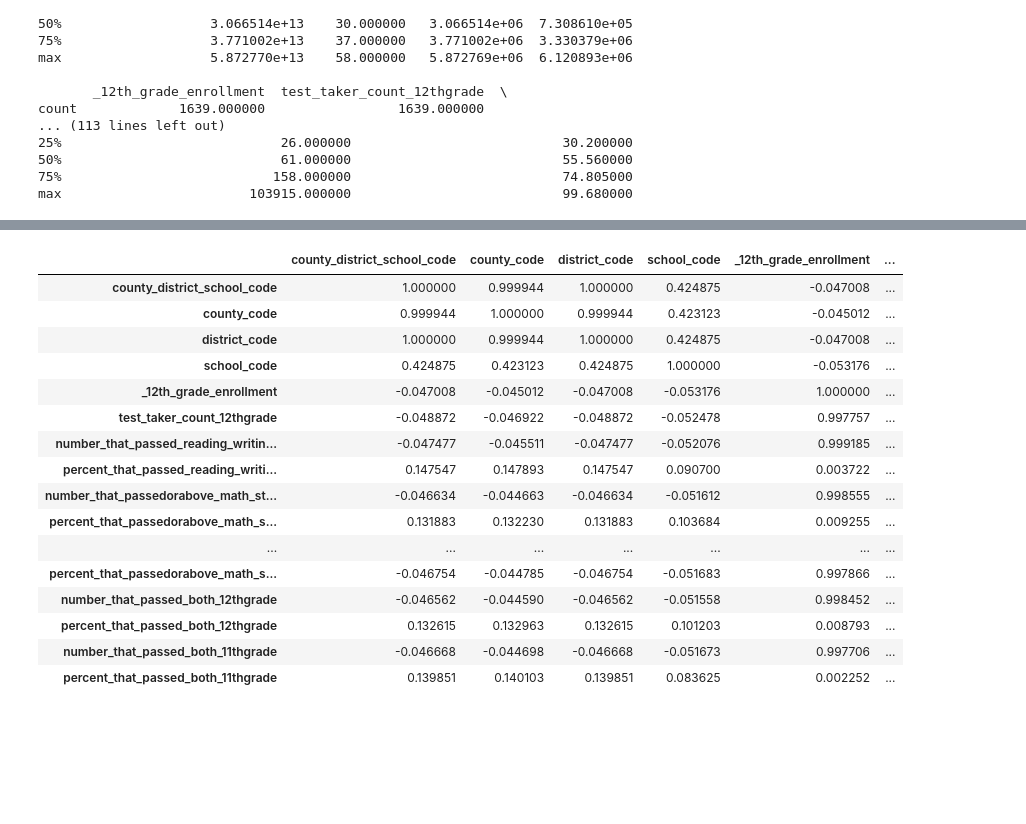
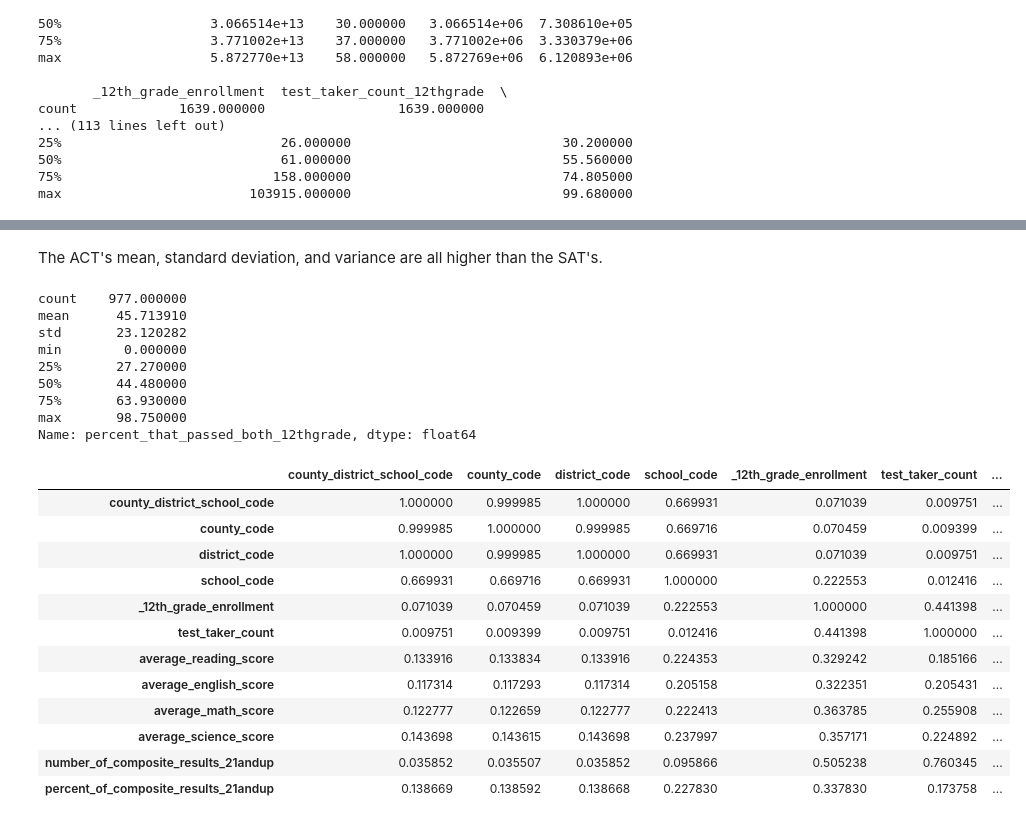
Before and after one commit to vivekbavda/Projects, a Jupyter notebook: code/starter-code.ipynb, the cells around one changed output, grey strips where cells are left out. Saved outputs shown, nothing was run; the diff lists cells and outputs as text; code cells hidden in the pictures; blank space fills up the shorter version.

```diff
--- a/code/starter-code.ipynb
+++ b/code/starter-code.ipynb
@@ -1004,7 +1038,14 @@ count             1639.000000                 1639.000000
 75%                           158.000000                           74.805000
 max                        103915.000000                           99.680000
 # %%
-#dfs1.query('district_name & county_name= "State of California"').describe
-booleanfilter = dfs1['district_name'==np.NaN] & dfs1['county_name']='State of California'
-dfs1[~booleanfilter].describe()
+#This will get me the data by school. I'm not sure how to sort it by not NaN or how else to delete the state\
+#of CA aggregate number. The code below is what I tried
+dfs2 = dfs1.replace({'State of California' : np.NaN})
+dfa2 = dfa1.replace({'State of California': np.NaN})
+dfa3=dfa2.dropna().copy()
+dfs3=dfs2.dropna().copy()
+result1=result.dropna().copy()
+#dfs1.query('district_name'="State of California" & 'county_name'= "State of California"').describe()
+#booleanfilter = dfs1['district_name'==np.NaN] & dfs1['county_name']='State of California'
+#dfs1[~booleanfilter].describe()
 #dfs1.groupby(['district_name'] ['school_name'])[number_that_passed_reading_writing_standard_12thgrade].describe()
@@ -1058,20 +1052,30 @@ Here are some prompts to get you started with visualizations. Feel free to add a
+# %% [markdown]
+The ACT's mean, standard deviation, and variance are all higher than the SAT's.
+# %%
+resultrestrictive['percent_that_passed_both_12thgrade'].describe()
+# %% [output]
+count    977.000000
+mean      45.713910
+std       23.120282
+min        0.000000
+25%       27.270000
+50%       44.480000
+75%       63.930000
+max       98.750000
+Name: percent_that_passed_both_12thgrade, dtype: float64
 # %%
-dfs1.corr()
+dfa3.corr()
 # %% [output]
-|  | county_district_school_code | county_code | district_code | school_code | _12th_grade_enrollment | ... |
-| county_district_school_code | 1.000000 | 0.999944 | 1.000000 | 0.424875 | -0.047008 | ... |
-| county_code | 0.999944 | 1.000000 | 0.999944 | 0.423123 | -0.045012 | ... |
-| district_code | 1.000000 | 0.999944 | 1.000000 | 0.424875 | -0.047008 | ... |
-| school_code | 0.424875 | 0.423123 | 0.424875 | 1.000000 | -0.053176 | ... |
-| _12th_grade_enrollment | -0.047008 | -0.045012 | -0.047008 | -0.053176 | 1.000000 | ... |
-| test_taker_count_12thgrade | -0.048872 | -0.046922 | -0.048872 | -0.052478 | 0.997757 | ... |
-| number_that_passed_reading_writin... | -0.047477 | -0.045511 | -0.047477 | -0.052076 | 0.999185 | ... |
-| percent_that_passed_reading_writi... | 0.147547 | 0.147893 | 0.147547 | 0.090700 | 0.003722 | ... |
-| number_that_passedorabove_math_st... | -0.046634 | -0.044663 | -0.046634 | -0.051612 | 0.998555 | ... |
-| percent_that_passedorabove_math_s... | 0.131883 | 0.132230 | 0.131883 | 0.103684 | 0.009255 | ... |
-| ... | ... | ... | ... | ... | ... | ... |
-| percent_that_passedorabove_math_s... | -0.046754 | -0.044785 | -0.046754 | -0.051683 | 0.997866 | ... |
-| number_that_passed_both_12thgrade | -0.046562 | -0.044590 | -0.046562 | -0.051558 | 0.998452 | ... |
-| percent_that_passed_both_12thgrade | 0.132615 | 0.132963 | 0.132615 | 0.101203 | 0.008793 | ... |
-| number_that_passed_both_11thgrade | -0.046668 | -0.044698 | -0.046668 | -0.051673 | 0.997706 | ... |
-| percent_that_passed_both_11thgrade | 0.139851 | 0.140103 | 0.139851 | 0.083625 | 0.002252 | ... |
+|  | county_district_school_code | county_code | district_code | school_code | _12th_grade_enrollment | test_taker_count | ... |
+| county_district_school_code | 1.000000 | 0.999985 | 1.000000 | 0.669931 | 0.071039 | 0.009751 | ... |
+| county_code | 0.999985 | 1.000000 | 0.999985 | 0.669716 | 0.070459 | 0.009399 | ... |
+| district_code | 1.000000 | 0.999985 | 1.000000 | 0.669931 | 0.071039 | 0.009751 | ... |
+| school_code | 0.669931 | 0.669716 | 0.669931 | 1.000000 | 0.222553 | 0.012416 | ... |
+| _12th_grade_enrollment | 0.071039 | 0.070459 | 0.071039 | 0.222553 | 1.000000 | 0.441398 | ... |
+| test_taker_count | 0.009751 | 0.009399 | 0.009751 | 0.012416 | 0.441398 | 1.000000 | ... |
+| average_reading_score | 0.133916 | 0.133834 | 0.133916 | 0.224353 | 0.329242 | 0.185166 | ... |
+| average_english_score | 0.117314 | 0.117293 | 0.117314 | 0.205158 | 0.322351 | 0.205431 | ... |
+| average_math_score | 0.122777 | 0.122659 | 0.122777 | 0.222413 | 0.363785 | 0.255908 | ... |
+| average_science_score | 0.143698 | 0.143615 | 0.143698 | 0.237997 | 0.357171 | 0.224892 | ... |
+| number_of_composite_results_21andup | 0.035852 | 0.035507 | 0.035852 | 0.095866 | 0.505238 | 0.760345 | ... |
+| percent_of_composite_results_21andup | 0.138669 | 0.138592 | 0.138668 | 0.227830 | 0.337830 | 0.173758 | ... |
```
Also changed, not shown: parts of 49 cells of this notebook, 2 other files.
